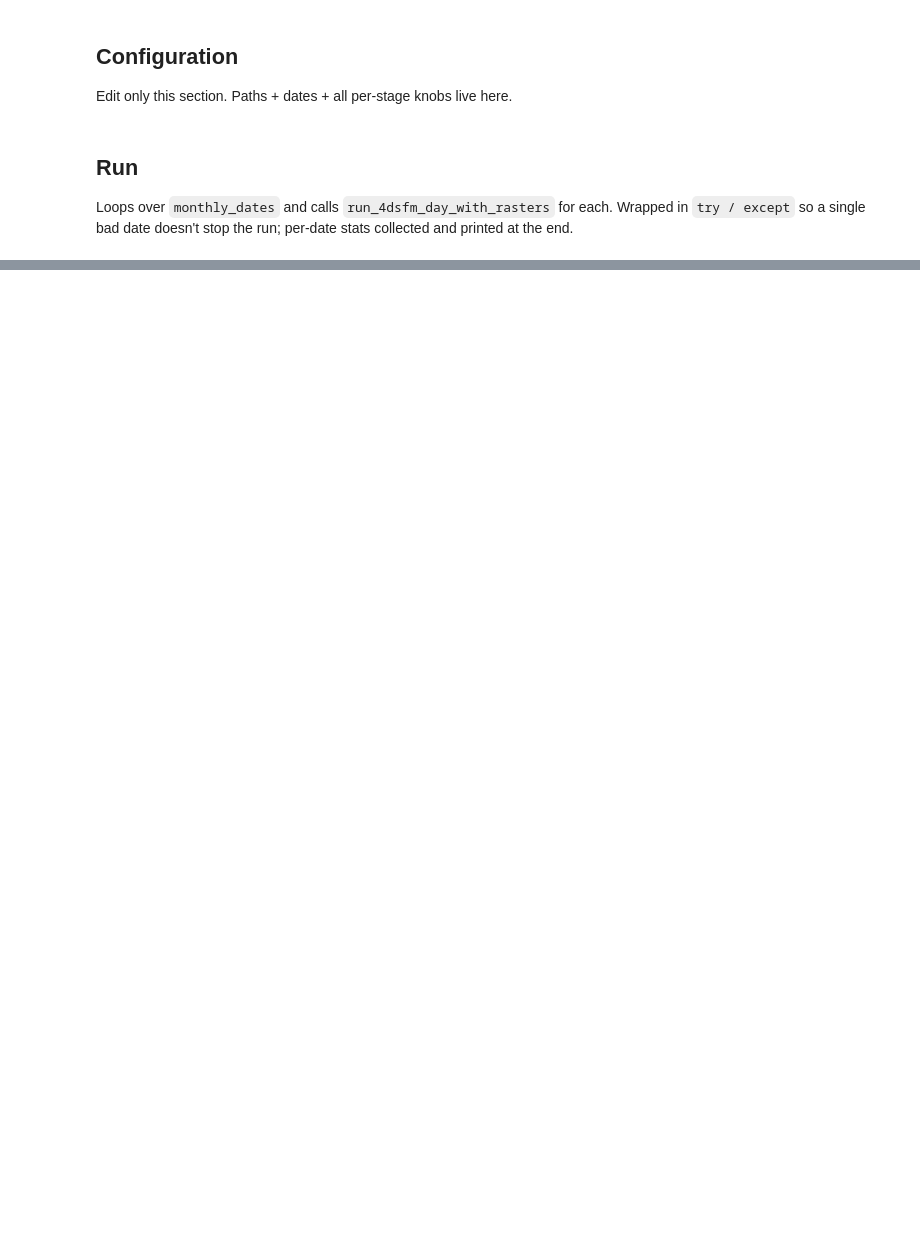
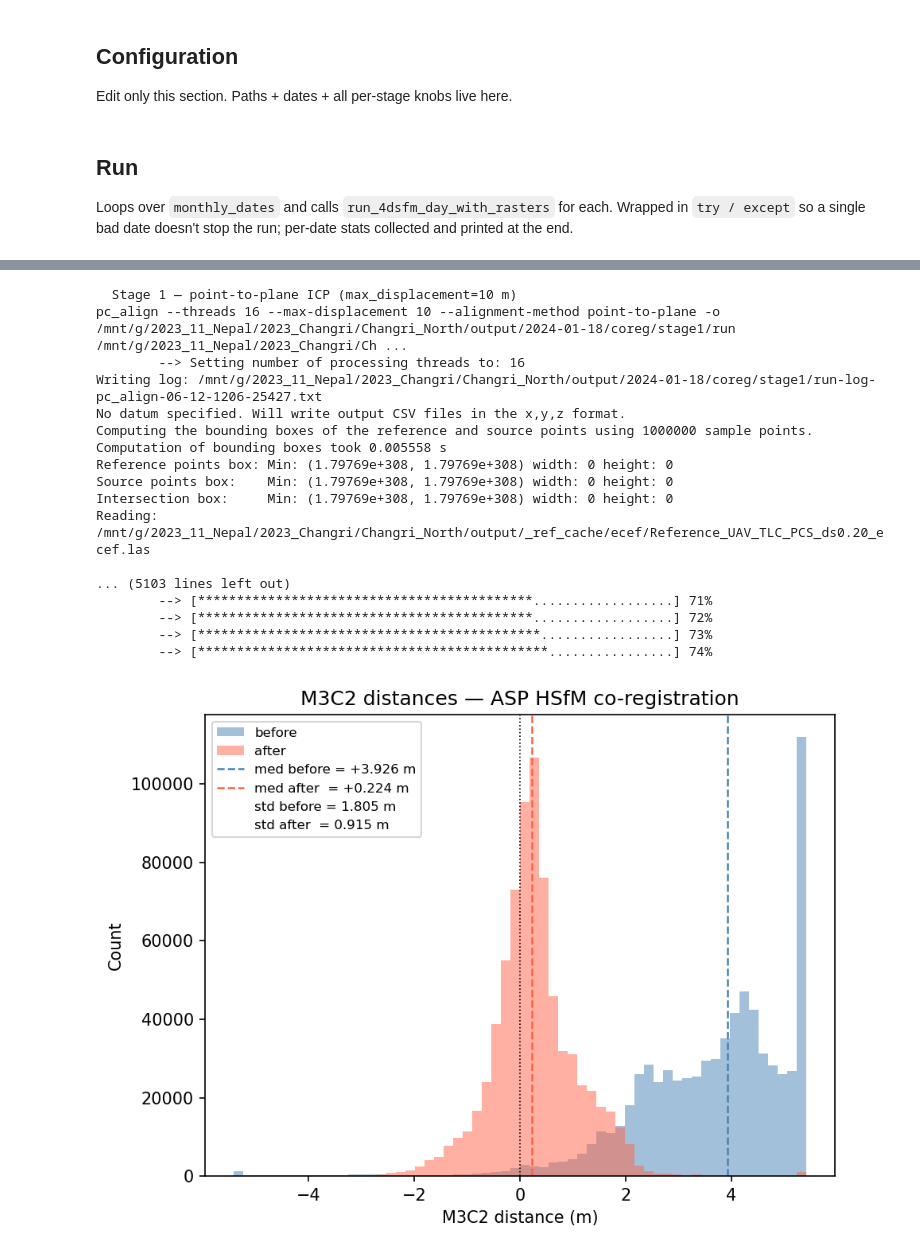
Before and after one commit to MohammadUmayr/T-LAPSE4D, a Jupyter notebook: contributors/umayr/4d_sfm_dem_monthly.ipynb, the cells around one changed output, grey strips where cells are left out. Cells and saved outputs as stored; diff of their text form; code cells hidden in the pictures; blank space fills up the shorter version.

```diff
--- a/contributors/umayr/4d_sfm_dem_monthly.ipynb
+++ b/contributors/umayr/4d_sfm_dem_monthly.ipynb
@@ -97,11 +95,11 @@ for d in monthly_dates:
     try:
         summary.append(run_4dsfm_day_with_rasters(
             new_date     = d,
-            tlcam_dir    = tlcam_dir,
-            ref_cloud    = ref_cloud,
-            glacier_mask = glacier_mask,
-            registry_csv = registry_csv,
-            output_dir   = output_dir,
+            tlcam_dir    = site.tlcam_dir,
+            ref_cloud    = site.ref_cloud,
+            glacier_mask = site.glacier_mask,
+            registry_csv = site.registry_csv,
+            output_dir   = site.output_dir,
             **params,
         ))
     except Exception as e:
@@ -230,0 +121,70 @@ Can't load OpenCL library
+# %%
+# ── Tune ASP coreg — reuses cached single-day clouds (no SfM) ─────────
+from cntp.asp import pc_align_p2p_sp2p, evaluate_coreg
+from cntp.metashape import _utm_epsg
+from IPython.display import Image
+import pandas as pd, time
+
+tune_dates = [
+    "2024-01-18",
+    "2024-02-18",
+    "2024-03-17",
+    "2024-04-19",
+    "2024-05-17",
+    "2024-06-15",
+    "2024-07-15",
+    "2024-08-17",
+    "2024-09-18",
+    "2024-10-16",
+    "2024-11-15",
+]              # date(s) to tune on
+asp = dict(                              # ← tweak these and re-run the cell
+    p2p_max_displacement    = 10,
+    sp2p_max_displacement   = 5,
+    m_sp2p_max_displacement = 0.5,       # Stage-3 cap — the sensitive one
+)
+
+rds = params["ref_downsample"]           # must match what built _ref_cache
+tbd = params["tba_downsample"]
+utm  = _utm_epsg(pd.read_csv(site.registry_csv)["lon"].mean())
+ecef = utm if params["use_ecef"] else None
+cache = site.out / "_ref_cache"
+stem  = f"{site.ref_cloud.stem}_ds{rds:.2f}"
+ref_ds, stable_ref = cache / f"{stem}.las", cache / f"{stem}_stable.las"
+
+for d in tune_dates:
+    tba = site.out / d / "single_day" / f"{d}_cloud.las"
+    cdir = site.out / d / "coreg"
+    t = time.time()
+    aligned, _ = pc_align_p2p_sp2p(
+        tba_las=tba, ref_las=ref_ds, output_dir=cdir, stable_ref_las=stable_ref,
+        ref_downsample_factor=1.0, tba_downsample_factor=tbd,
+        utm_epsg=ecef, verbose=True, **asp)
+    ev = evaluate_coreg(
+        ref_las=ref_ds, tba_before_las=tba, tba_after_las=aligned,
+        ref_downsample_factor=1.0, tba_downsample_factor=tbd,
+        glacier_mask_path=site.glacier_mask, stable_ref_las=stable_ref,
+        stable_dir=cdir / "stable_tba", plot_dir=cdir / "m3c2_plots")
+    print(f"  {d}: stable M3C2 before {ev['med_before']:+.4f} → after {ev['med_after']:+.4f} m  "
+          f"(std {ev['std_before']:.3f} → {ev['std_after']:.3f})  [{time.time()-t:.0f}s]")
+
+Image(filename=str(cdir / "m3c2_plots" / "m3c2_distances.png"))   # last date's plot
+# %% [output]
+  Stage 1 — point-to-plane ICP (max_displacement=10 m)
+pc_align --threads 16 --max-displacement 10 --alignment-method point-to-plane -o /mnt/g/2023_11_Nepal/2023_Changri/Changri_North/output/2024-01-18/coreg/stage1/run /mnt/g/2023_11_Nepal/2023_Changri/Ch ...
+        --> Setting number of processing threads to: 16
+Writing log: /mnt/g/2023_11_Nepal/2023_Changri/Changri_North/output/2024-01-18/coreg/stage1/run-log-pc_align-06-12-1206-25427.txt
+No datum specified. Will write output CSV files in the x,y,z format.
+Computing the bounding boxes of the reference and source points using 1000000 sample points.
+Computation of bounding boxes took 0.005558 s
+Reference points box: Min: (1.79769e+308, 1.79769e+308) width: 0 height: 0
+Source points box:    Min: (1.79769e+308, 1.79769e+308) width: 0 height: 0
+Intersection box:     Min: (1.79769e+308, 1.79769e+308) width: 0 height: 0
+Reading: /mnt/g/2023_11_Nepal/2023_Changri/Changri_North/output/_ref_cache/ecef/Reference_UAV_TLC_PCS_ds0.20_ecef.las
+
+... (5103 lines left out)
+        --> [*******************************************..................] 71%
+        --> [*******************************************..................] 72%
+        --> [********************************************.................] 73%
+        --> [*********************************************................] 74%
+[figure, added]
```
Also changed, not shown: parts of 3 cells of this notebook, 8 other files.
